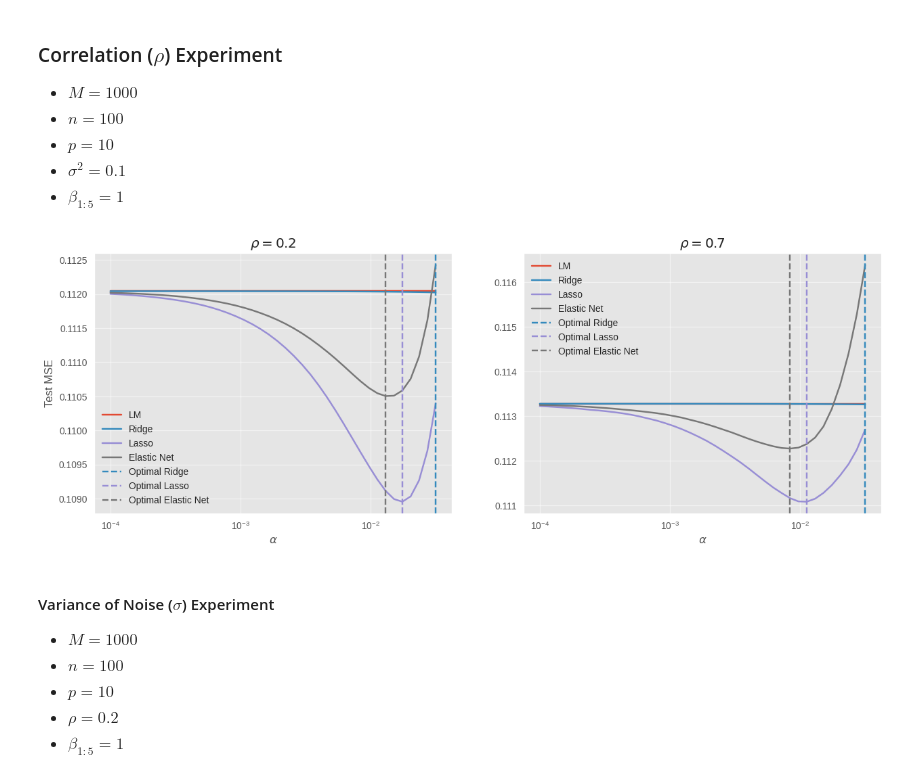
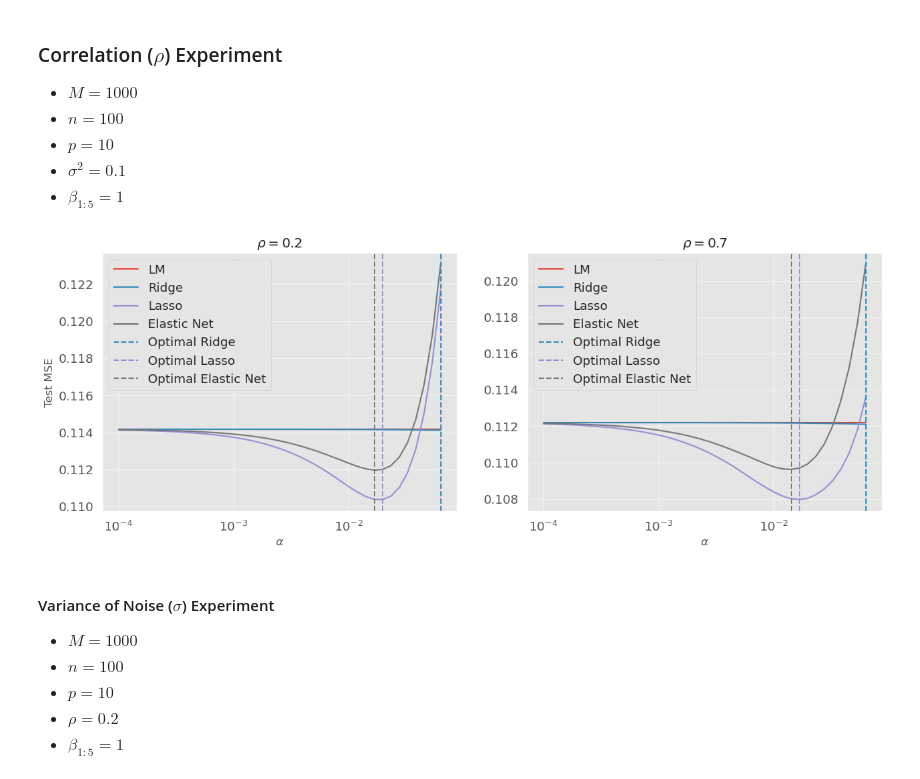
Before and after one commit to SamuelAhou/StatisticalLearning, a Jupyter notebook: Exercice2.ipynb, the cells around one changed output. Drawn from its saved outputs; the diff is of its cells as text; code cells hidden in the pictures.

```diff
--- a/Exercice2.ipynb
+++ b/Exercice2.ipynb
@@ -122,8 +123,6 @@ ___
 - $\sigma^2 = 0.1$
 - $\beta_{1:5}=1$
 # %%
-from tqdm.auto import tqdm
-
 M=1000
 n=100
 p=10
@@ -133,7 +132,7 @@ betas[:5] = 1
 
 # Find optimal alpha for each model
 
-alphas = [np.logspace(-4, -1.5, 40), np.logspace(-4, -1.5, 40)]
+alphas = [np.logspace(-4, -1.2, 40), np.logspace(-4, -1.2, 40)]
 N = 20
 
 lm_test_mse = np.zeros((2, len(alphas[0])))
@@ -198,6 +197,7 @@ ax[1].set_title(r"$\rho = 0.7$")
 ax[1].legend()
 ax[1].grid(alpha=0.5)
 
+plt.savefig("./ResultsEx2/optimal_alpha_rho.pdf")
 plt.show()
 
 # Choose optimal alpha and train models M times
@@ -216,34 +216,34 @@ ridge_scores = np.zeros((2, M, 6))
 lasso_scores = np.zeros((2, M, 6))
 elastic_net_scores = np.zeros((2, M, 6))
 
 progress_bar = tqdm(range(M*2))
 
 for i, rho in enumerate([0.2, 0.7]):
     for j in range(M):
         X_train = create_X(n, p, rho)
         y_train = create_y(X_train, betas, var_noise)
         X_test = create_X(M, p, rho)
         y_test = create_y(X_test, betas, var_noise)
         lm_model = lm(X_train, y_train)
         ridge_model = ridge(X_train, y_train, alpha_ridge_02 if i == 0 else alpha_ridge_07)
         lasso_model = lasso(X_train, y_train, alpha_lasso_02 if i == 0 else alpha_lasso_07)
         elastic_net_model = elastic_net(X_train, y_train, alpha_elastic_net_02 if i == 0 else alpha_elastic_net_07, 0.5)
 
         lm_scores[i, j] = scores(X_train, y_train, X_test, y_test, lm_model, betas)
         ridge_scores[i, j] = scores(X_train, y_train, X_test, y_test, ridge_model, betas)
         lasso_scores[i, j] = scores(X_train, y_train, X_test, y_test, lasso_model, betas)
         elastic_net_scores[i, j] = scores(X_train, y_train, X_test, y_test, elastic_net_model, betas)
 
         progress_bar.update(1)
 
 # Save scores
 
 np.save("./ResultsEx2/lm_scores_rho.npy", lm_scores)
 np.save("./ResultsEx2/ridge_scores_rho.npy", ridge_scores)
 np.save("./ResultsEx2/lasso_scores_rho.npy", lasso_scores)
 np.save("./ResultsEx2/elastic_net_scores_rho.npy", elastic_net_scores)
 # %% [output]
-[figure, old version]
+[figure, new version]
 # %% [markdown]
 #### Variance of Noise ($\sigma$) Experiment
 
```
Also changed, not shown: parts of 9 cells of this notebook, 44 other files.
